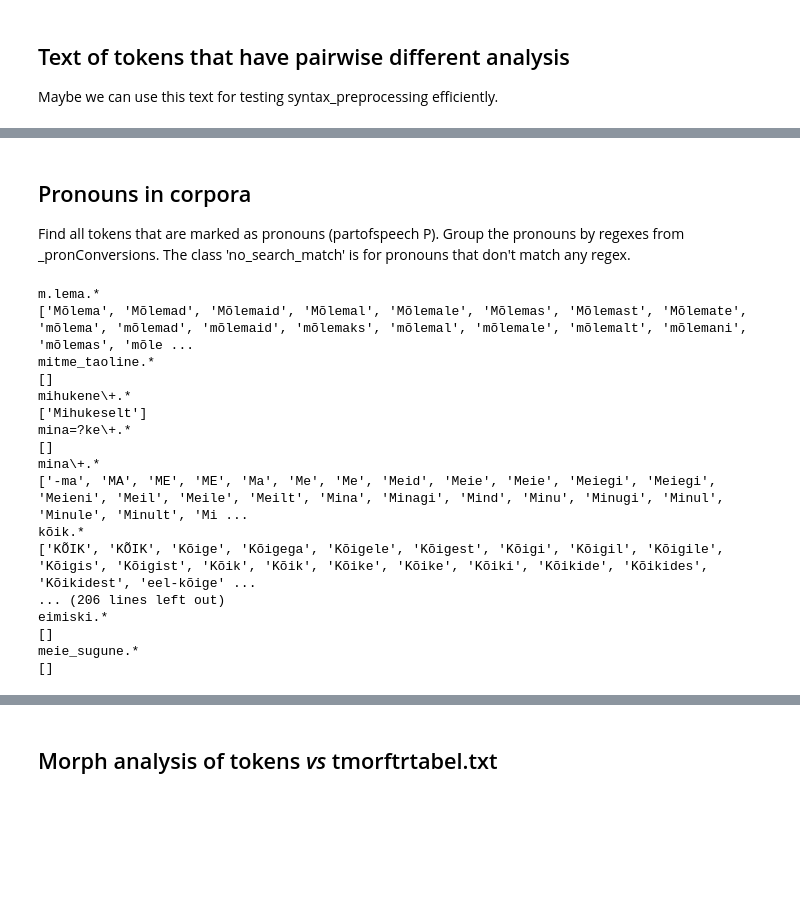
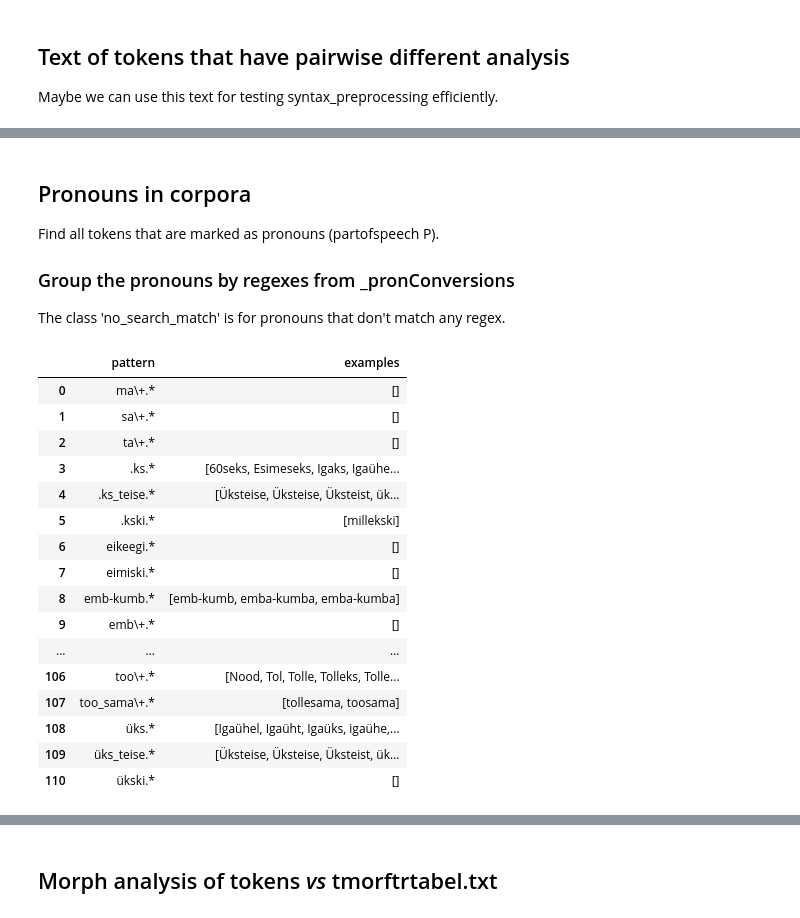
Before and after one commit to estnltk/koondkorpus-experiments, a Jupyter notebook: token_analysis.ipynb, the cells around one changed output, grey strips where cells are left out. Saved outputs shown, nothing was run; the diff lists cells and outputs as text; code cells hidden in the pictures; blank space fills up the shorter version.

Commit message:
group pronouns by lemmas and draw nice tables

```diff
--- a/token_analysis.ipynb
+++ b/token_analysis.ipynb
@@ -1,3 +1,8 @@
+# %%
+import pandas
+pandas.set_option('display.max_colwidth', -1)
+pandas.set_option('max_seq_items', None)
+pandas.set_option('display.max_rows', 120)
 # %% [markdown]
 # Tokens and analysis
 
@@ -82,7 +87,10 @@ Maybe we can use this text for testing syntax_preprocessing efficiently.
 # %% [markdown]
 ## Pronouns in corpora
 
-Find all tokens that are marked as pronouns (partofspeech P). Group the pronouns by regexes from \_pronConversions. The class 'no_search_match' is for pronouns that don't match any regex.
+Find all tokens that are marked as pronouns (partofspeech P).
+
+### Group the pronouns by regexes from \_pronConversions
+The class 'no_search_match' is for pronouns that don't match any regex.
 # %%
 _pronConversions = ( ("emb\+.*",             ("det",)),
                      ("enda\+.*",            ("pos", "refl")),
@@ -194,50 +202,50 @@ _pronConversions = ( ("emb\+.*",             ("det",)),
                      (".kski.*",             ("dem", "indef")),
                      ("üks_teise.*",         ("rec", "indef")),
                      (".ks_teise.*",         ("rec",))
 )
 
 import regex
 
 search = regex.search
 match = regex.match
 pronoun_examples = {}
 for a, b in _pronConversions:
     pronoun_examples[a] = []
 no_search_match_examples = []
 
 for token, analysis in yield_tokens_analysis(file):
     for a in analysis:
         if a['partofspeech'] != 'P':
             continue
         root_ec = ''.join((a['root'], '+', a['ending'], a['clitic']))
         search_match = False
         for pattern, l in pronoun_examples.items():
             if search(pattern, root_ec):
                 # kas search või match? "enese" vs "iseenese"
                 # kas token asemel võiks olla hoopis token.lower() või root või lemma (ja l oleks siis list asemel set)?
                 l.append(token)
                 search_match = True
         if not search_match:
             no_search_match_examples.append(token)
 pronoun_examples['no_search_match'] = no_search_match_examples
-for pattern, examples in pronoun_examples.items():
-    print(pattern)
-    print(examples)
+
+data = [{'pattern': key, 'examples': sorted(value)} for key, value in sorted(pronoun_examples.items())]
+pandas.DataFrame.from_records(data, columns=['pattern', 'examples'])
 # %% [output]
-m.lema.*
-['Mõlema', 'Mõlemad', 'Mõlemaid', 'Mõlemal', 'Mõlemale', 'Mõlemas', 'Mõlemast', 'Mõlemate', 'mõlema', 'mõlemad', 'mõlemaid', 'mõlemaks', 'mõlemal', 'mõlemale', 'mõlemalt', 'mõlemani', 'mõlemas', 'mõle ...
-mitme_taoline.*
-[]
-mihukene\+.*
-['Mihukeselt']
-mina=?ke\+.*
-[]
-mina\+.*
-['-ma', 'MA', 'ME', 'ME', 'Ma', 'Me', 'Me', 'Meid', 'Meie', 'Meie', 'Meiegi', 'Meiegi', 'Meieni', 'Meil', 'Meile', 'Meilt', 'Mina', 'Minagi', 'Mind', 'Minu', 'Minugi', 'Minul', 'Minule', 'Minult', 'Mi ...
-kõik.*
-['KÕIK', 'KÕIK', 'Kõige', 'Kõigega', 'Kõigele', 'Kõigest', 'Kõigi', 'Kõigil', 'Kõigile', 'Kõigis', 'Kõigist', 'Kõik', 'Kõik', 'Kõike', 'Kõike', 'Kõiki', 'Kõikide', 'Kõikides', 'Kõikidest', 'eel-kõige' ...
-... (206 lines left out)
-eimiski.*
-[]
-meie_sugune.*
-[]
+|  | pattern | examples |
+| 0 | ma\+.* | [] |
+| 1 | sa\+.* | [] |
+| 2 | ta\+.* | [] |
+| 3 | .ks.* | [60seks, Esimeseks, Igaks, Igaühe... |
+| 4 | .ks_teise.* | [Üksteise, Üksteise, Üksteist, ük... |
+| 5 | .kski.* | [millekski] |
+| 6 | eikeegi.* | [] |
+| 7 | eimiski.* | [] |
+| 8 | emb-kumb.* | [emb-kumb, emba-kumba, emba-kumba] |
+| 9 | emb\+.* | [] |
+| ... | ... | ... |
+| 106 | too\+.* | [Nood, Tol, Tolle, Tolleks, Tolle... |
+| 107 | too_sama\+.* | [tollesama, toosama] |
+| 108 | üks.* | [Igaühel, Igaüht, Igaüks, igaühe,... |
+| 109 | üks_teise.* | [Üksteise, Üksteise, Üksteist, ük... |
+| 110 | ükski.* | [] |
```
Also changed, not shown: parts of 6 cells of this notebook.
